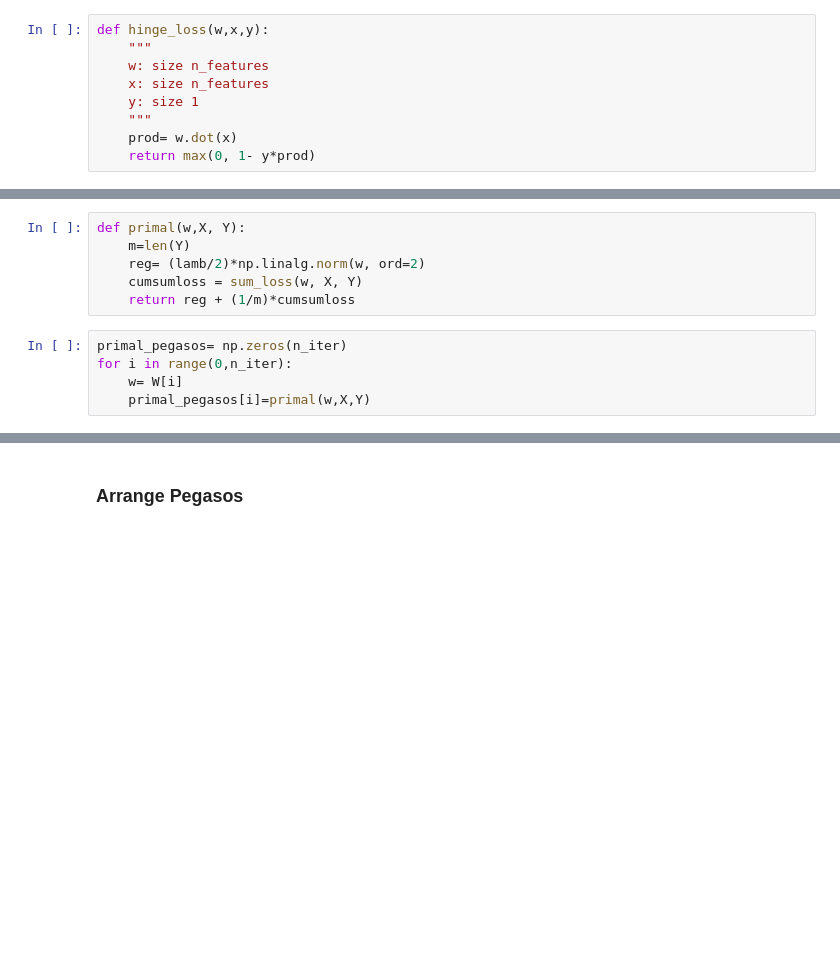
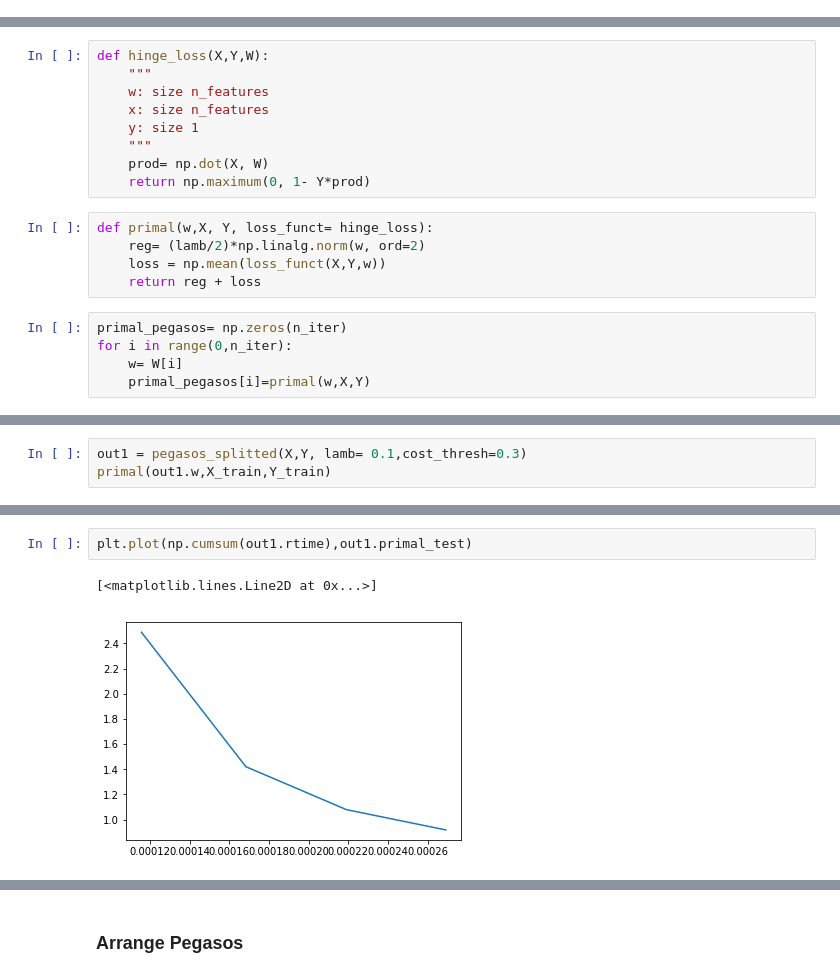
Before and after one commit to gauthier-schweitzer/soadml, a Jupyter notebook: pegasos.ipynb, the cells around one changed output, grey strips where cells are left out. Cells and saved outputs as stored; diff of their text form; blank space fills up the shorter version.

```diff
--- a/pegasos.ipynb
+++ b/pegasos.ipynb
@@ -21,14 +31,5 @@ Y = np.sign(X.dot(w_real) + np.random.randn(n_samples))
 # %%
 n_iter = 10000
-# %%
-def hinge_loss(w,x,y):
-    """
-    w: size n_features
-    x: size n_features
-    y: size 1
-    """
-    prod= w.dot(x)
-    return max(0, 1- y*prod)
 # %%
 lamb=0.01
 # %%
@@ -126,9 +119,17 @@ def sum_loss( w, X, Y,loss_funct=hinge_loss):
+# %%
+def hinge_loss(X,Y,W):
+    """
+    w: size n_features
+    x: size n_features
+    y: size 1
+    """
+    prod= np.dot(X, W)
+    return np.maximum(0, 1- Y*prod)
 # %%
-def primal(w,X, Y):
-    m=len(Y)
+def primal(w,X, Y, loss_funct= hinge_loss):
     reg= (lamb/2)*np.linalg.norm(w, ord=2)
-    cumsumloss = sum_loss(w, X, Y)
-    return reg + (1/m)*cumsumloss
+    loss = np.mean(loss_funct(X,Y,w))
+    return reg + loss
 # %%
 primal_pegasos= np.zeros(n_iter)
 for i in range(0,n_iter):
@@ -145,0 +216,3 @@ len(rtime.cumsum())
+# %%
+out1 = pegasos_splitted(X,Y, lamb= 0.1,cost_thresh=0.3)
+primal(out1.w,X_train,Y_train)
@@ -145,0 +266,5 @@ len(rtime.cumsum())
+# %%
+plt.plot(np.cumsum(out1.rtime),out1.primal_test)
+# %% [output]
+[<matplotlib.lines.Line2D at 0x...>]
+[figure, added]
```
Also changed, not shown: parts of 35 cells of this notebook.
